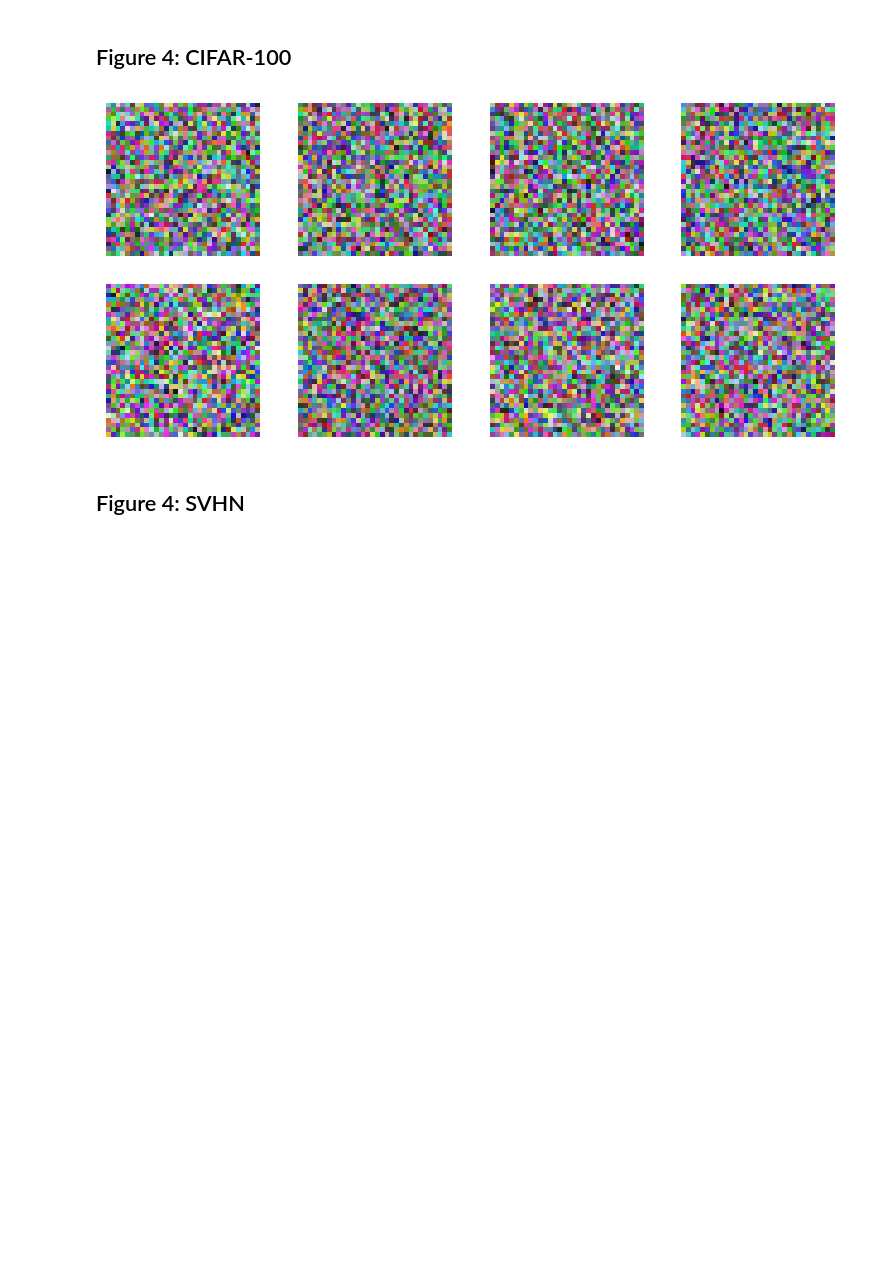
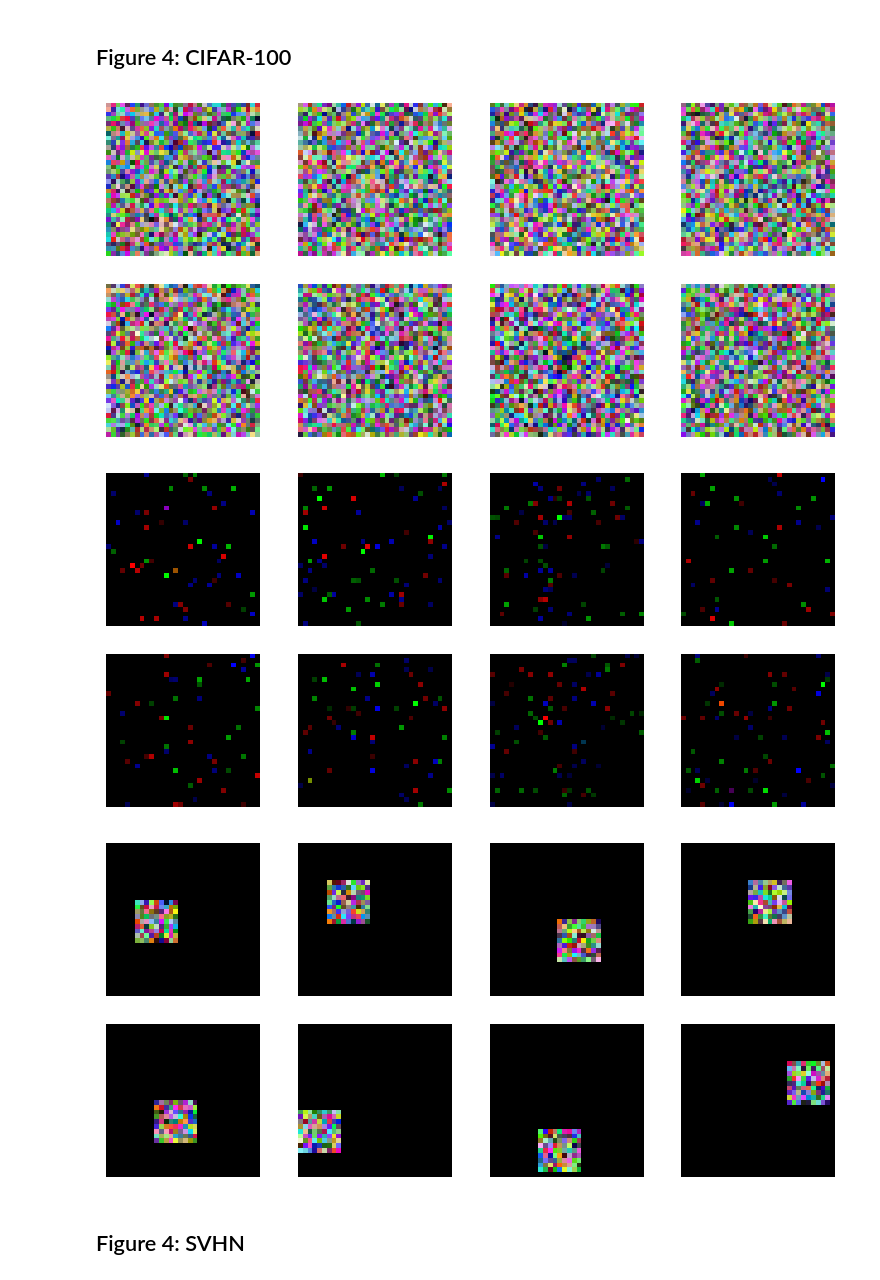
Before and after one commit to pianwan/EE411-Project, a Jupyter notebook: visualization.ipynb, the cells around one changed output. Saved outputs shown, nothing was run; the diff lists cells and outputs as text; code cells hidden in the pictures; blank space fills up the shorter version.

```diff
--- a/visualization.ipynb
+++ b/visualization.ipynb
@@ -108,15 +113,17 @@ plot_slocal_filters(slocal_sgd_cifar10['network']['0.lc.0.weight'], figname='cif
 ## Figure 4: CIFAR-100
 # %%
 # Load the checkpoints
-sfc_sgd_cifar100 = torch.load('checkpoints/000120.ckpt', map_location=torch.device('cpu'))
-# sfc_beta_50_cifar100 = torch.load('checkpoints/000050.ckpt', map_location=torch.device('cpu'))
-# slocal_sgd_cifar100 = torch.load('checkpoints/000050.ckpt', map_location=torch.device('cpu'))
+sfc_sgd_cifar100 = torch.load('/content/drive/MyDrive/ColabNotebooks/checkpoints/sfc_cifar100_sgd.ckpt', map_location=torch.device('cpu'))
+sfc_beta_50_cifar100 = torch.load('/content/drive/MyDrive/ColabNotebooks/checkpoints/sfc_cifar100_beta50.ckpt', map_location=torch.device('cpu'))
+slocal_sgd_cifar100 = torch.load('/content/drive/MyDrive/ColabNotebooks/checkpoints/slocal_cifar100_sgd.ckpt', map_location=torch.device('cpu'))
 # %%
 plot_sfc_filters(sfc_sgd_cifar100['network']['0.fc.0.weight'], figname='cifar100_sfc_sgd_filters')
-# plot_sfc_filters(sfc_beta_50_cifar100['network']['0.fc.0.weight'], figname='cifar100_sfc_beta_50_filters', abs=True)
-# plot_slocal_filters(slocal_sgd_cifar100['network']['0.lc.0.weight'], figname='cifar100_slocal_sgd_filters')
+plot_sfc_filters(sfc_beta_50_cifar100['network']['0.fc.0.weight'], figname='cifar100_sfc_beta_50_filters', abs=True)
+plot_slocal_filters(slocal_sgd_cifar100['network']['0.lc.0.weight'], figname='cifar100_slocal_sgd_filters')
 # %% [output]
-[figure, old version]
+[figure, new version]
+[figure, added]
+[figure, added]
 # %% [markdown]
 ## Figure 4: SVHN
 # %%
```
Also changed, not shown: parts of 11 cells of this notebook.
